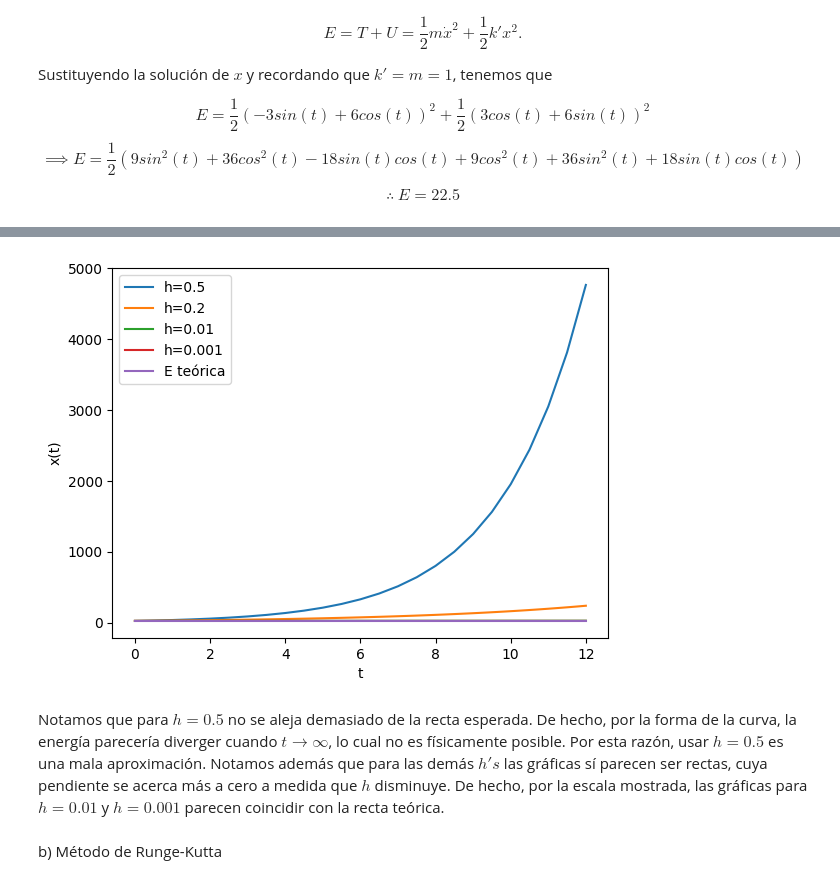
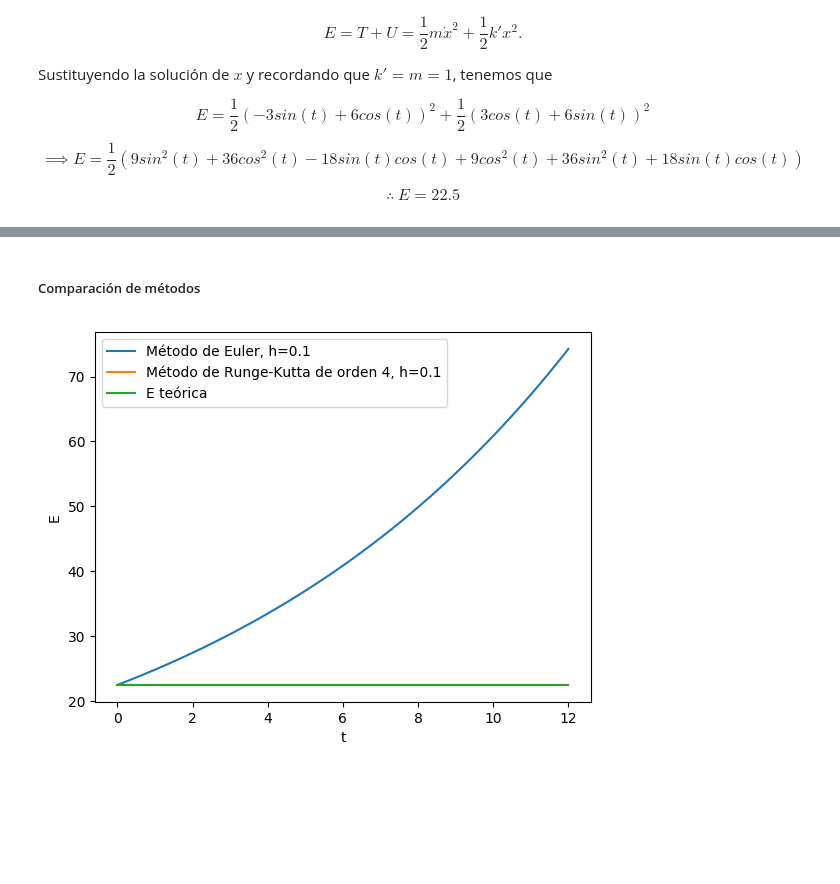
Before and after one commit to alexzpi/Fisica_Computacional_Perez_Fernandez, a Jupyter notebook: Tarea_12.ipynb, the cells around one changed output, grey strips where cells are left out. Drawn from its saved outputs; the diff is of its cells as text; code cells hidden in the pictures; blank space fills up the shorter version.

```diff
--- a/Tarea_12.ipynb
+++ b/Tarea_12.ipynb
@@ -483,32 +510,31 @@ euler_sol_4=euler_method(F,timelist4,[3,6]);
+# %% [markdown]
+##### Comparación de métodos
+# %%
+#Definimos nuestro arreglo de t's, con h=0.1
+timelist=0:0.1:12;
+# %%
+#Aplicamos el método de Euler
+euler_sol=euler_method(F,timelist,[3,6]);
+
+#Aplicamos el método de Runge-Kutta de orden 4
+rk_sol=r_k_4(F,timelist,[3,6]);
 # %%
-#Tomando en cuenta que cada entrada del arreglo de x's que regresa euler_method está compuesto, en este caso, por un pareja (la posición y la velocidad), usamos map para "extraer" la entrada que necesitamos. Aquí se usa la ecuación de la energía dada arriba. Vamos guardadno las listas que nos dan la energía en cada punto para diferentes h's.
+#Tomando en cuenta que cada entrada de los arreglo de x's que regresan euler_method y r_k_4 está compuesto, en este caso, por un pareja (la posición y la velocidad), usamos map para "extraer" la entrada que necesitamos. Aquí se usa la ecuación de la energía dada arriba. Vamos guardadno las listas que nos dan la energía en cada punto
 
-#h=0.5
-energy_euler_1= (1/2)*(map(x->x[1],euler_sol_1)).^2 +(1/2)*(map(x->x[2],euler_sol_1)).^2 ;
-#h=0.2
-energy_euler_2= (1/2)*(map(x->x[1],euler_sol_2)).^2 +(1/2)*(map(x->x[2],euler_sol_2)).^2 ;
-#h=0.01
-energy_euler_3= (1/2)*(map(x->x[1],euler_sol_3)).^2 +(1/2)*(map(x->x[2],euler_sol_3)).^2 ;
-#h=0.001
-energy_euler_4= (1/2)*(map(x->x[1],euler_sol_4)).^2 +(1/2)*(map(x->x[2],euler_sol_4)).^2 ;
+energy_euler= (1/2)*(map(x->x[1],euler_sol)).^2 +(1/2)*(map(x->x[2],euler_sol)).^2 ;
+energy_rk= (1/2)*(map(x->x[1],rk_sol)).^2 +(1/2)*(map(x->x[2],rk_sol)).^2 ;
 # %%
-#Graficamos la energía para las distintas h's
-plot(timelist1,energy_euler_1,label=("h=0.5"))
-plot(timelist2,energy_euler_2,label=("h=0.2"))
-plot(timelist3,energy_euler_3,label=("h=0.01"))
-plot(timelist4,energy_euler_4,label=("h=0.001"))
+#Graficamos la energía obtenida con ambos métodos
+plot(timelist,energy_euler,label=("Método de Euler, h=0.1"))
+plot(timelist,energy_rk,label=("Método de Runge-Kutta de orden 4, h=0.1"))
+
 
 #Graficamos la energía teórica
 plot([0,12],[22.5,22.5],label=("E teórica"))
 
 xlabel("t");
-ylabel("x(t)");
+ylabel("E");
 legend();
 show();
 # %% [output]
-[figure, old version]
+[figure, new version]
-# %% [markdown]
-Notamos que para $h=0.5$ no se aleja demasiado de la recta esperada. De hecho, por la forma de la curva, la energía parecería diverger cuando $t\rightarrow \infty$, lo cual no es físicamente posible. Por esta razón, usar $h=0.5$ es una mala aproximación.
-Notamos además que para las demás $h's$ las gráficas sí parecen ser rectas, cuya pendiente se acerca más a cero a medida que $h$ disminuye. De hecho, por la escala mostrada, las gráficas para $h=0.01$ y $h=0.001$ parecen coincidir con la recta teórica.
-# %% [markdown]
-b) Método de Runge-Kutta
```
Also changed, not shown: parts of 59 cells of this notebook.
